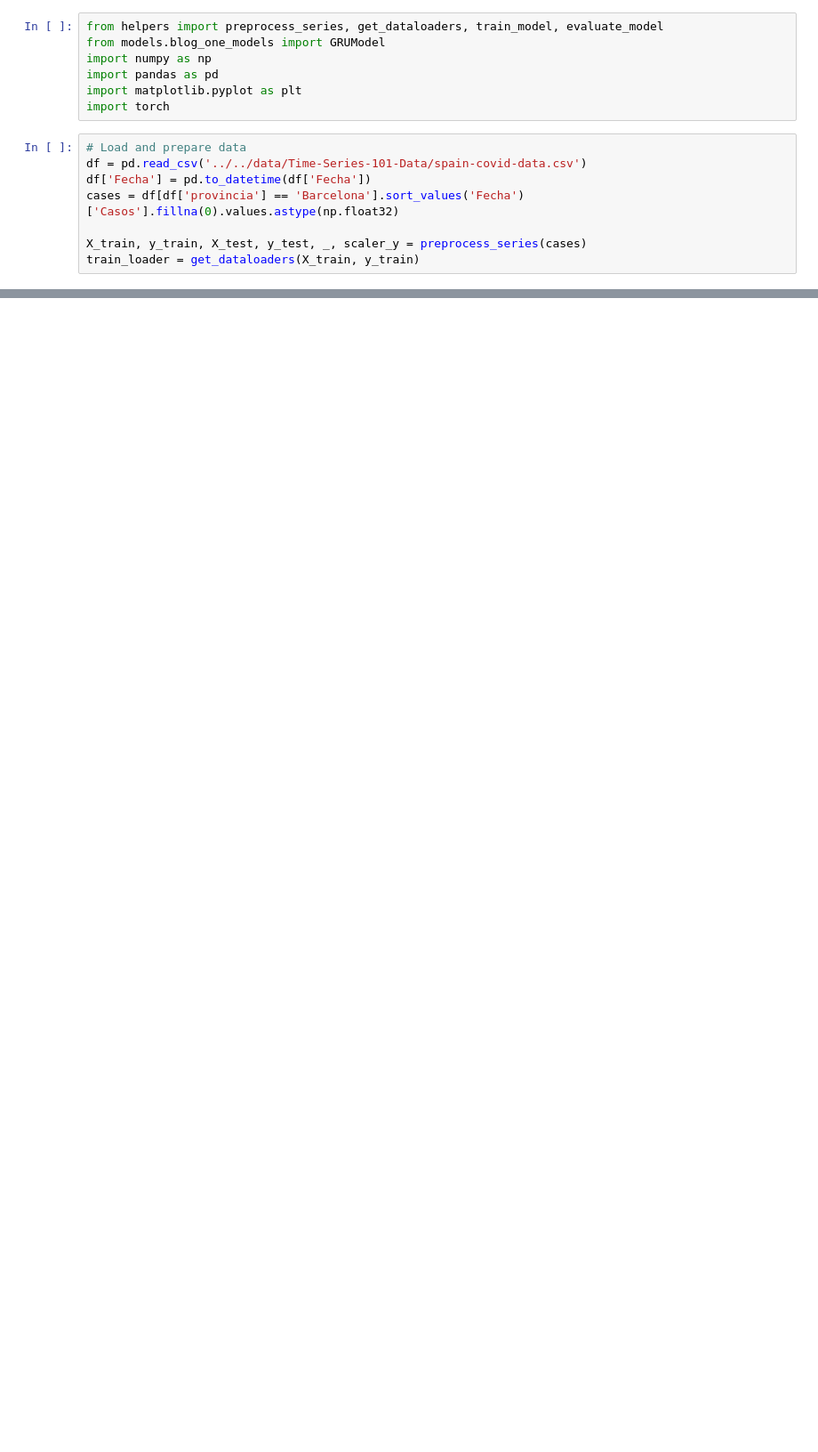
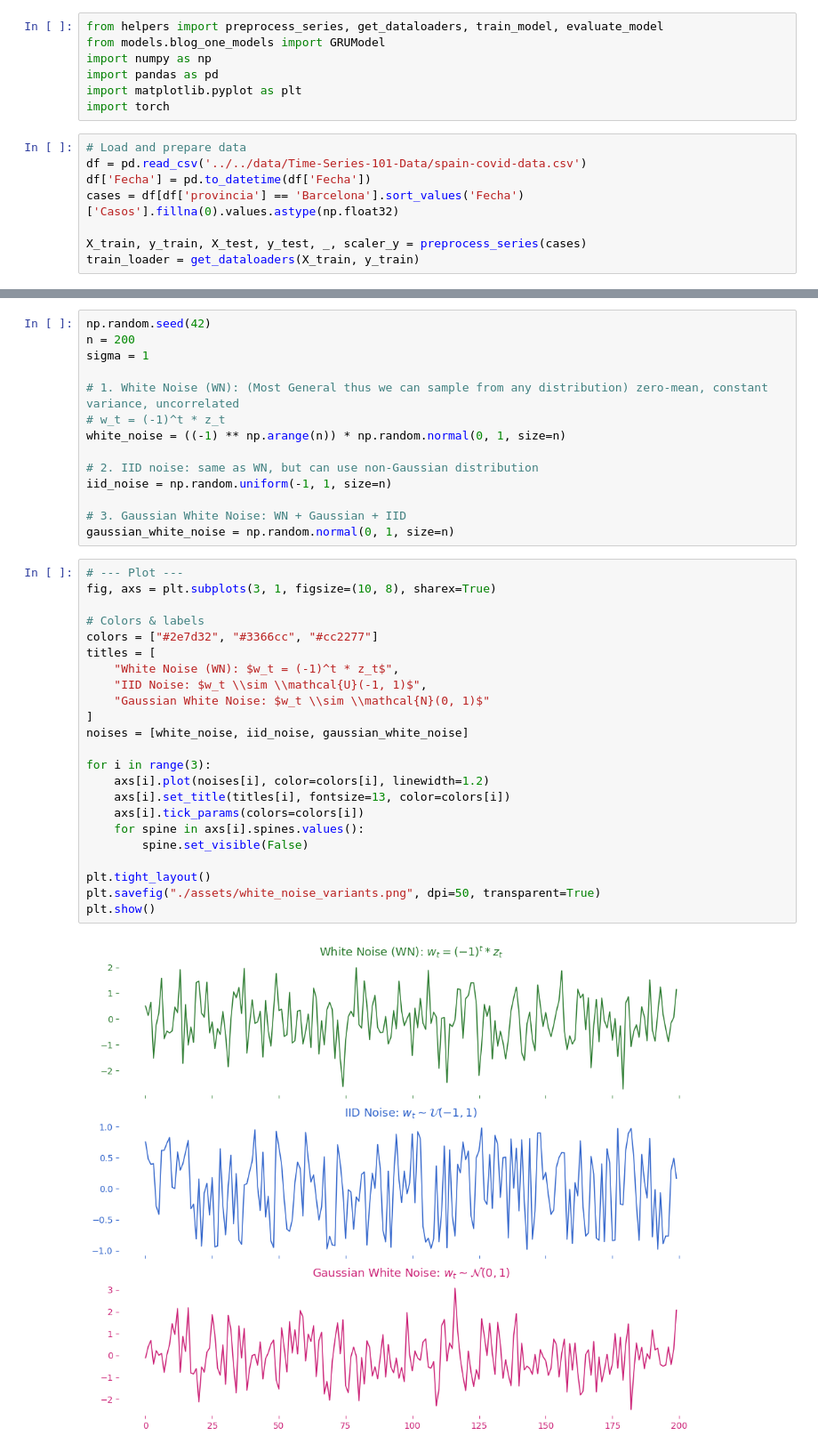
Before and after one commit to Youssef-Malek2004/Blog-Notebooks, a Jupyter notebook: Blog-Notebooks/Time-Series-101/Time-Series-101.ipynb, the cells around one changed output, grey strips where cells are left out. Shown at 89% size. Cells and saved outputs as stored; diff of their text form; blank space fills up the shorter version.

```diff
--- a/Blog-Notebooks/Time-Series-101/Time-Series-101.ipynb
+++ b/Blog-Notebooks/Time-Series-101/Time-Series-101.ipynb
@@ -78,0 +188,39 @@ plt.show()
+# %%
+np.random.seed(42)
+n = 200
+sigma = 1
+
+# 1. White Noise (WN): (Most General thus we can sample from any distribution) zero-mean, constant variance, uncorrelated
+# w_t = (-1)^t * z_t
+white_noise = ((-1) ** np.arange(n)) * np.random.normal(0, 1, size=n)
+
+# 2. IID noise: same as WN, but can use non-Gaussian distribution
+iid_noise = np.random.uniform(-1, 1, size=n)
+
+# 3. Gaussian White Noise: WN + Gaussian + IID
+gaussian_white_noise = np.random.normal(0, 1, size=n)
+# %%
+# --- Plot ---
+fig, axs = plt.subplots(3, 1, figsize=(10, 8), sharex=True)
+
+# Colors & labels
+colors = ["#2e7d32", "#3366cc", "#cc2277"]
+titles = [
+    "White Noise (WN): $w_t = (-1)^t * z_t$",
+    "IID Noise: $w_t \\sim \\mathcal{U}(-1, 1)$",
+    "Gaussian White Noise: $w_t \\sim \\mathcal{N}(0, 1)$"
+]
+noises = [white_noise, iid_noise, gaussian_white_noise]
+
+for i in range(3):
+    axs[i].plot(noises[i], color=colors[i], linewidth=1.2)
+    axs[i].set_title(titles[i], fontsize=13, color=colors[i])
+    axs[i].tick_params(colors=colors[i])
+    for spine in axs[i].spines.values():
+        spine.set_visible(False)
+
+plt.tight_layout()
+plt.savefig("./assets/white_noise_variants.png", dpi=50, transparent=True)
+plt.show()
+# %% [output]
+[figure, added]
```
Also changed, not shown: parts of 12 cells of this notebook, 7 other files.
